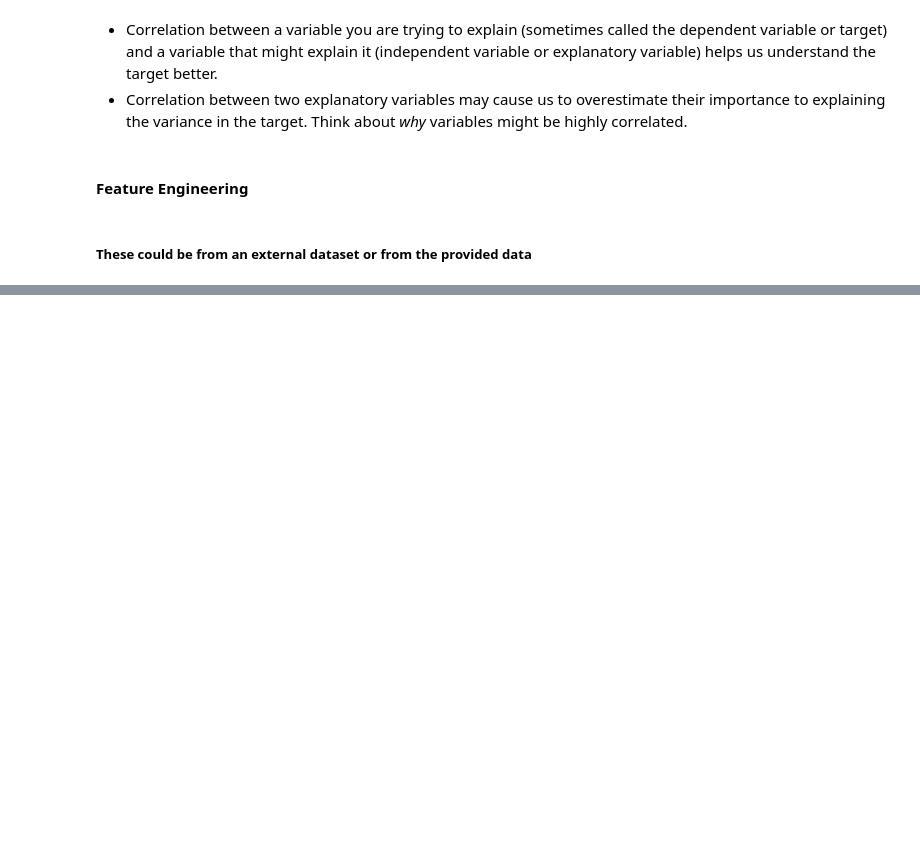
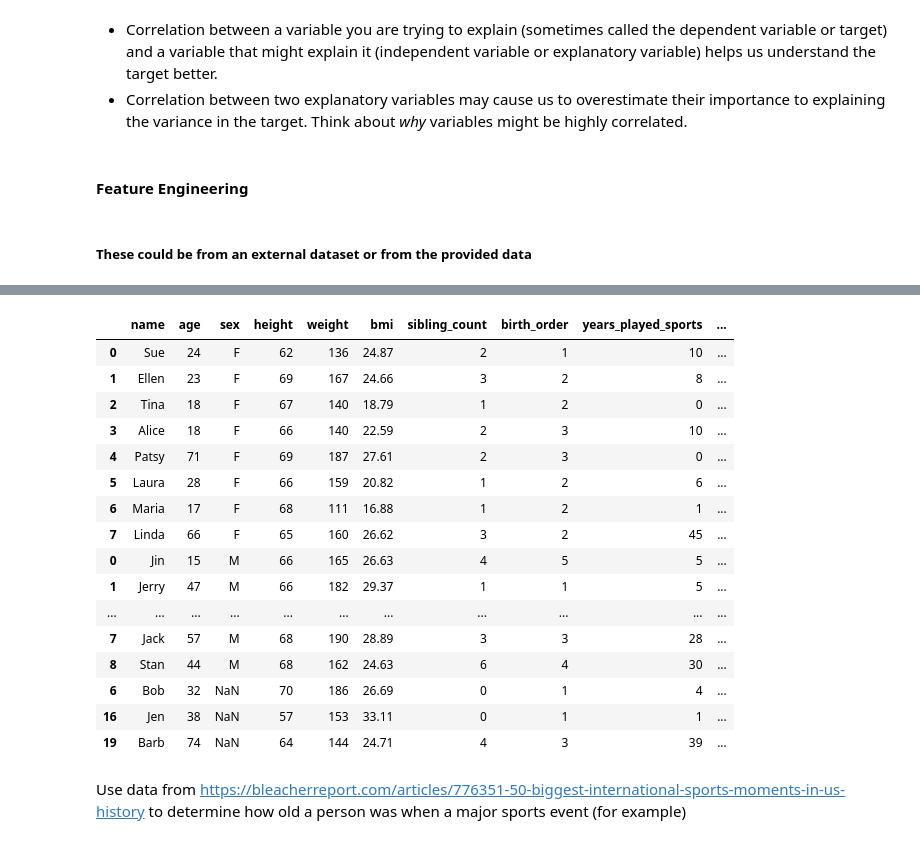
Before and after one commit to NSS-Data-Instructional-Stuff/data-analytics, a Jupyter notebook: notebooks/stats_for_data_analytics.ipynb, the cells around one changed output, grey strips where cells are left out. Cells and saved outputs as stored; diff of their text form; code cells hidden in the pictures; blank space fills up the shorter version.

```diff
--- a/notebooks/stats_for_data_analytics.ipynb
+++ b/notebooks/stats_for_data_analytics.ipynb
@@ -144,0 +174,3 @@ people_df.corr()
+# %%
+people_df_men = pd.merge(people_df_men, men_bmi_age, how = 'left', on = 'age')
+people_df_women = pd.merge(people_df_women, women_bmi_age, how = 'left', on = 'age')
@@ -144,0 +186,3 @@ people_df.corr()
+# %%
+people_df_men['diff_optimal_bmi'] = people_df_men['optimal_bmi'] - people_df_men['bmi']
+people_df_women['diff_optimal_bmi'] = people_df_women['optimal_bmi'] - people_df_women['bmi']
@@ -144,0 +202,2 @@ people_df.corr()
+# %%
+people_df = pd.concat([people_df_women, people_df_men, people_df_unk])
@@ -144,0 +213,34 @@ people_df.corr()
+# %%
+new_col = []
+for ind, row in people_df.iterrows():
+    if row['sibling_count'] == 0:
+        new_col.append('only')
+    elif row['birth_order'] == 1:
+        new_col.append('oldest')
+    elif row['birth_order'] > row['sibling_count']:
+        new_col.append('youngest')
+    else:
+        new_col.append('middle')
+people_df['birth_category'] = new_col
+# %%
+people_df
+# %% [output]
+|  | name | age | sex | height | weight | bmi | sibling_count | birth_order | years_played_sports | ... |
+| 0 | Sue | 24 | F | 62 | 136 | 24.87 | 2 | 1 | 10 | ... |
+| 1 | Ellen | 23 | F | 69 | 167 | 24.66 | 3 | 2 | 8 | ... |
+| 2 | Tina | 18 | F | 67 | 140 | 18.79 | 1 | 2 | 0 | ... |
+| 3 | Alice | 18 | F | 66 | 140 | 22.59 | 2 | 3 | 10 | ... |
+| 4 | Patsy | 71 | F | 69 | 187 | 27.61 | 2 | 3 | 0 | ... |
+| 5 | Laura | 28 | F | 66 | 159 | 20.82 | 1 | 2 | 6 | ... |
+| 6 | Maria | 17 | F | 68 | 111 | 16.88 | 1 | 2 | 1 | ... |
+| 7 | Linda | 66 | F | 65 | 160 | 26.62 | 3 | 2 | 45 | ... |
+| 0 | Jin | 15 | M | 66 | 165 | 26.63 | 4 | 5 | 5 | ... |
+| 1 | Jerry | 47 | M | 66 | 182 | 29.37 | 1 | 1 | 5 | ... |
+| ... | ... | ... | ... | ... | ... | ... | ... | ... | ... | ... |
+| 7 | Jack | 57 | M | 68 | 190 | 28.89 | 3 | 3 | 28 | ... |
+| 8 | Stan | 44 | M | 68 | 162 | 24.63 | 6 | 4 | 30 | ... |
+| 6 | Bob | 32 | NaN | 70 | 186 | 26.69 | 0 | 1 | 4 | ... |
+| 16 | Jen | 38 | NaN | 57 | 153 | 33.11 | 0 | 1 | 1 | ... |
+| 19 | Barb | 74 | NaN | 64 | 144 | 24.71 | 4 | 3 | 39 | ... |
+# %% [markdown]
+Use data from <https://bleacherreport.com/articles/776351-50-biggest-international-sports-moments-in-us-history> to determine how old a person was when a major sports event (for example)
```
Also changed, not shown: parts of 14 cells of this notebook.
